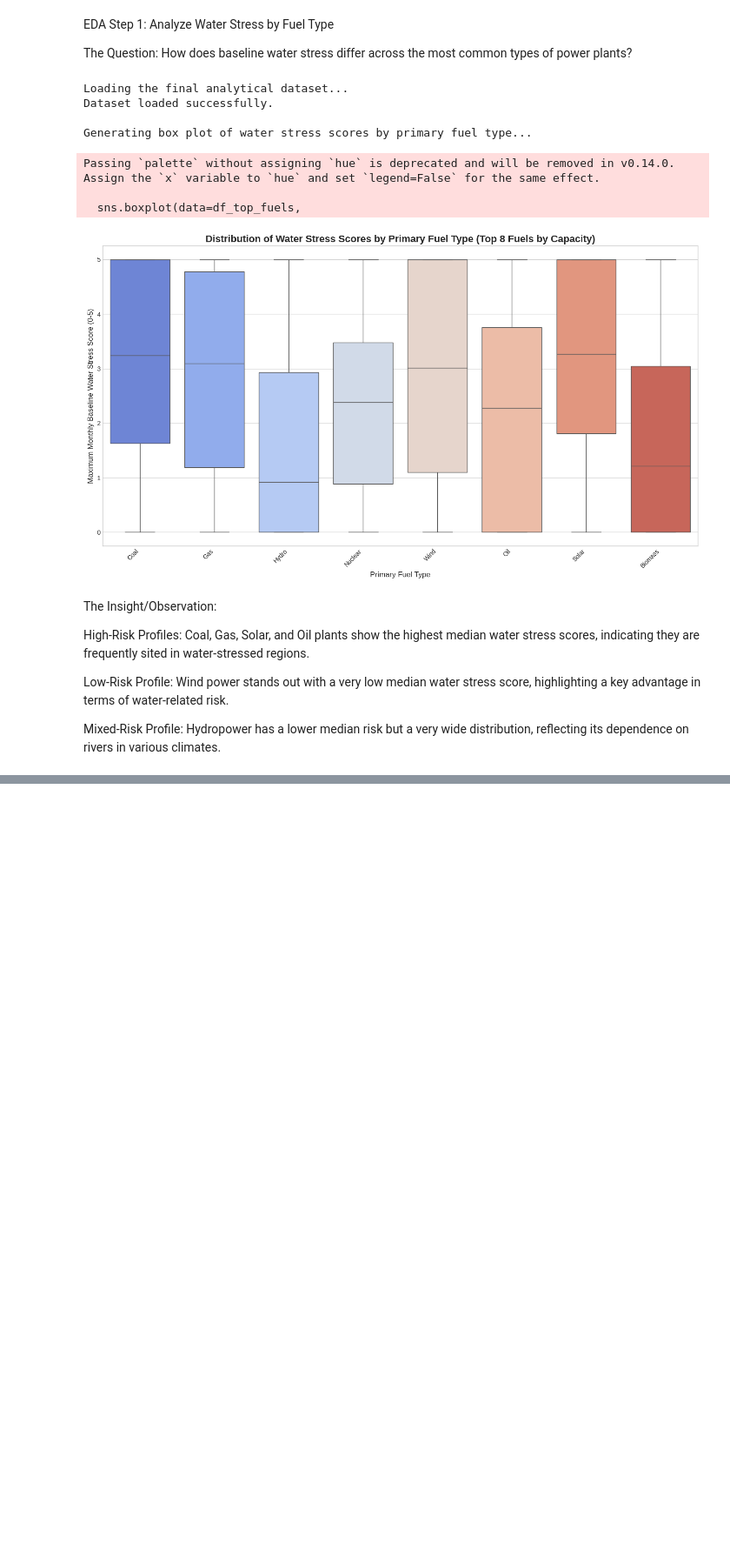
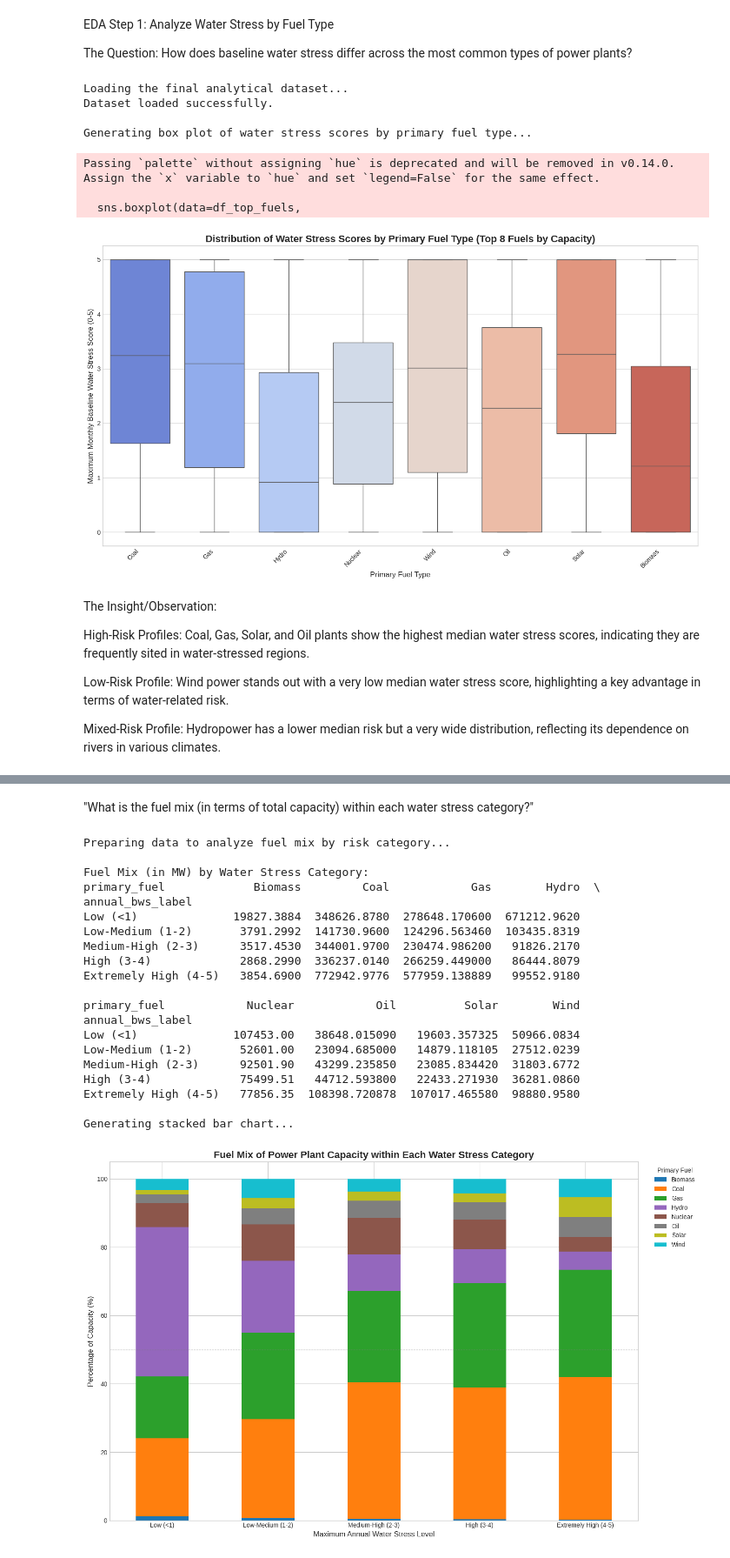
Before and after one commit to theouterlimitz/global-power-plant-database, a Jupyter notebook: Exploratory_Data_Analysis.ipynb, the cells around one changed output, grey strips where cells are left out. Shown: that part at 87% size. Drawn from its saved outputs; the diff is of its cells as text; code cells hidden in the pictures; blank space fills up the shorter version.

```diff
--- a/Exploratory_Data_Analysis.ipynb
+++ b/Exploratory_Data_Analysis.ipynb
@@ -80,0 +167,79 @@ Mixed-Risk Profile: Hydropower has a lower median risk but a very wide distribut
+# %% [markdown]
+"What is the fuel mix (in terms of total capacity) within each water stress category?"
+# %%
+import pandas as pd
+import matplotlib.pyplot as plt
+import seaborn as sns
+
+# --- Assume df_final is already loaded from our previous step ---
+# If you are in a new session, uncomment the line below
+# df_final = pd.read_pickle('analytical_data.pkl')
+
+# ===================================================================
+# --- Step 1: Prepare the data for this analysis ---
+# ===================================================================
+print("Preparing data to analyze fuel mix by risk category...")
+
+# We'll use the same 'annual_bws_label' we created for the map
+# And the 'top_fuels' list from the box plot analysis
+top_fuels = df_final.groupby('primary_fuel')['capacity_mw'].sum().nlargest(8).index
+df_top_fuels = df_final[df_final['primary_fuel'].isin(top_fuels)]
+
+# Create a pivot table to get capacity for each fuel type within each risk category
+fuel_risk_pivot = pd.crosstab(
+    index=df_top_fuels['annual_bws_label'],
+    columns=df_top_fuels['primary_fuel'],
+    values=df_top_fuels['capacity_mw'],
+    aggfunc='sum'
+).fillna(0)
+
+# Calculate percentages for a 100% stacked bar chart
+fuel_risk_pivot_perc = fuel_risk_pivot.div(fuel_risk_pivot.sum(axis=1), axis=0) * 100
+
+print("\nFuel Mix (in MW) by Water Stress Category:")
+print(fuel_risk_pivot)
+
+
+# ===================================================================
+# --- Step 2: Visualize the Fuel Mix ---
+# ===================================================================
+print("\nGenerating stacked bar chart...")
+
+# Create the stacked bar chart
+fig, ax = plt.subplots(figsize=(14, 9))
+fuel_risk_pivot_perc.plot(kind='bar', stacked=True, ax=ax, cmap='tab10')
+
+# Formatting the plot
+ax.set_title('Fuel Mix of Power Plant Capacity within Each Water Stress Category', fontsize=16, fontweight='bold')
+ax.set_xlabel('Maximum Annual Water Stress Level', fontsize=12)
+ax.set_ylabel('Percentage of Capacity (%)', fontsize=12)
+ax.set_xticklabels(ax.get_xticklabels(), rotation=0)
+ax.legend(title='Primary Fuel', bbox_to_anchor=(1.02, 1), loc='upper left')
+
+# Add a horizontal line at 50% for reference
+ax.axhline(50, color='grey', linestyle='--', linewidth=0.8)
+
+plt.tight_layout()
+plt.show()
+# %% [output]
+Preparing data to analyze fuel mix by risk category...
+
+Fuel Mix (in MW) by Water Stress Category:
+primary_fuel             Biomass         Coal            Gas        Hydro  \
+annual_bws_label
+Low (<1)              19827.3884  348626.8780  278648.170600  671212.9620
+Low-Medium (1-2)       3791.2992  141730.9600  124296.563460  103435.8319
+Medium-High (2-3)      3517.4530  344001.9700  230474.986200   91826.2170
+High (3-4)             2868.2990  336237.0140  266259.449000   86444.8079
+Extremely High (4-5)   3854.6900  772942.9776  577959.138889   99552.9180
+
+primary_fuel            Nuclear            Oil          Solar        Wind
+annual_bws_label
+Low (<1)              107453.00   38648.015090   19603.357325  50966.0834
+Low-Medium (1-2)       52601.00   23094.685000   14879.118105  27512.0239
+Medium-High (2-3)      92501.90   43299.235850   23085.834420  31803.6772
+High (3-4)             75499.51   44712.593800   22433.271930  36281.0860
+Extremely High (4-5)   77856.35  108398.720878  107017.465580  98880.9580
+
+Generating stacked bar chart...
+[figure, added]
```
Also changed, not shown: parts of 1 cell of this notebook.
